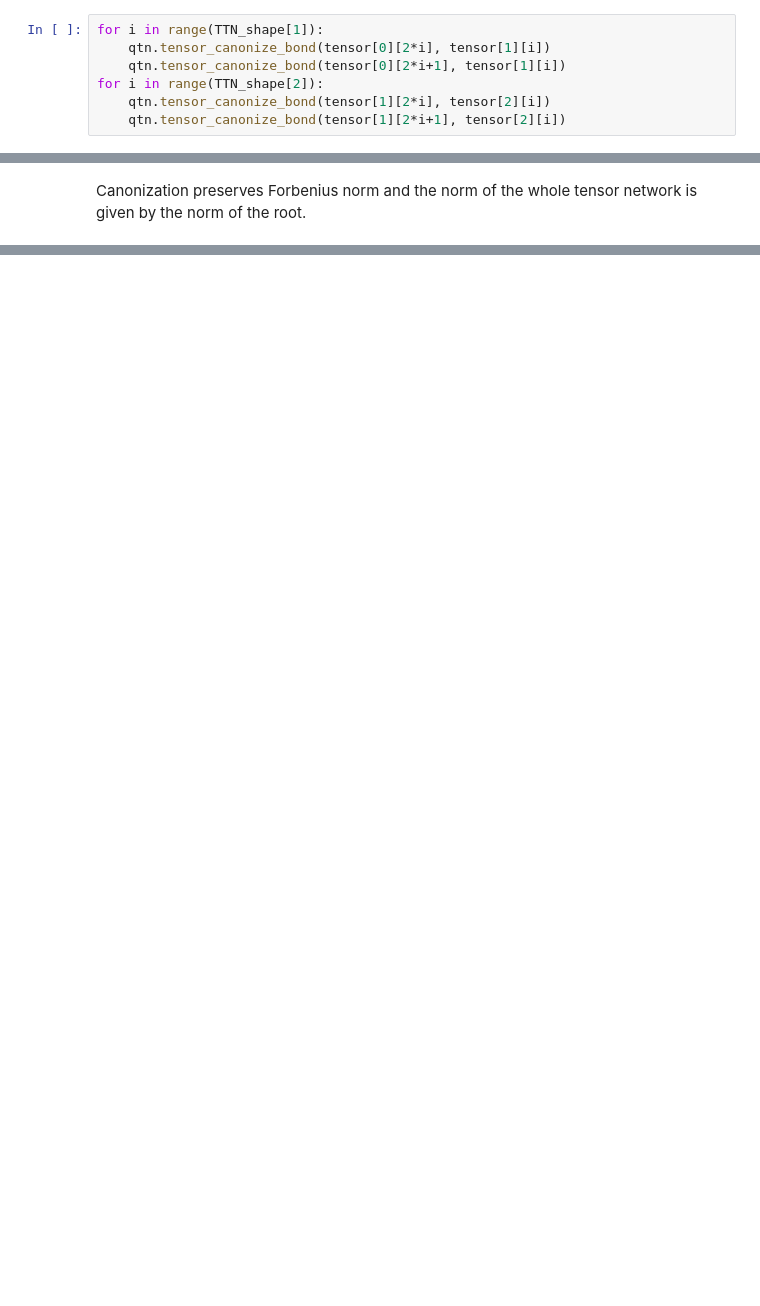
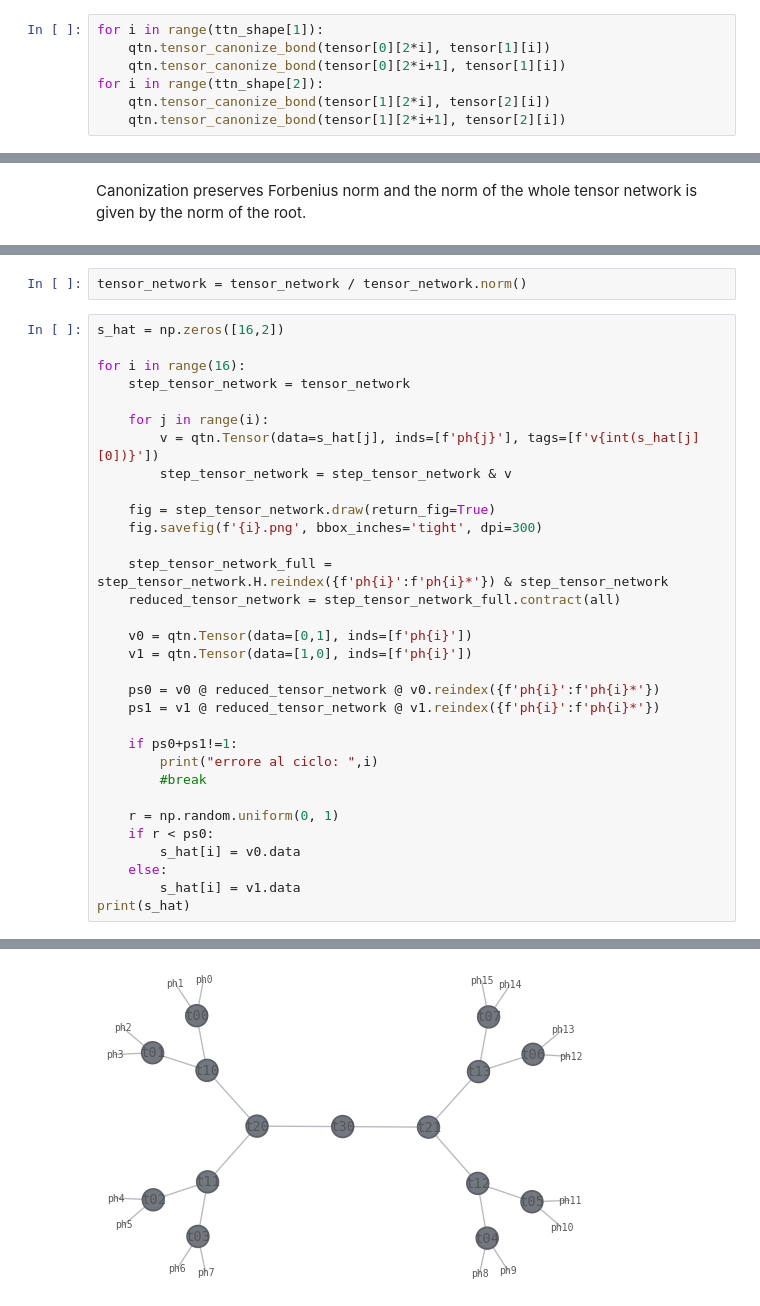
Before and after one commit to mattia-robbiano/tnbm, a Jupyter notebook: TTN.ipynb, the cells around one changed output, grey strips where cells are left out. Saved outputs shown, nothing was run; the diff lists cells and outputs as text; blank space fills up the shorter version.

Commit message:
implemented perfect sampling. Error at the end

```diff
--- a/TTN.ipynb
+++ b/TTN.ipynb
@@ -81,10 +87,10 @@ We can now procede in canonicalization procedure for each layer of the TNN, taki
 # %% [markdown]
 Quimb has a default algorith to canonize bonds
 # %%
-for i in range(TTN_shape[1]):
+for i in range(ttn_shape[1]):
     qtn.tensor_canonize_bond(tensor[0][2*i], tensor[1][i])
     qtn.tensor_canonize_bond(tensor[0][2*i+1], tensor[1][i])
-for i in range(TTN_shape[2]):
+for i in range(ttn_shape[2]):
     qtn.tensor_canonize_bond(tensor[1][2*i], tensor[2][i])
     qtn.tensor_canonize_bond(tensor[1][2*i+1], tensor[2][i])
 # %%
@@ -102,0 +181,35 @@ Canonization preserves Forbenius norm and the norm of the whole tensor network i
+# %%
+tensor_network = tensor_network / tensor_network.norm()
+# %%
+s_hat = np.zeros([16,2])
+
+for i in range(16):
+    step_tensor_network = tensor_network
+
+    for j in range(i):
+        v = qtn.Tensor(data=s_hat[j], inds=[f'ph{j}'], tags=[f'v{int(s_hat[j][0])}'])
+        step_tensor_network = step_tensor_network & v
+
+    fig = step_tensor_network.draw(return_fig=True)
+    fig.savefig(f'{i}.png', bbox_inches='tight', dpi=300)
+
+    step_tensor_network_full = step_tensor_network.H.reindex({f'ph{i}':f'ph{i}*'}) & step_tensor_network
+    reduced_tensor_network = step_tensor_network_full.contract(all)
+
+    v0 = qtn.Tensor(data=[0,1], inds=[f'ph{i}'])
+    v1 = qtn.Tensor(data=[1,0], inds=[f'ph{i}'])
+
+    ps0 = v0 @ reduced_tensor_network @ v0.reindex({f'ph{i}':f'ph{i}*'})
+    ps1 = v1 @ reduced_tensor_network @ v1.reindex({f'ph{i}':f'ph{i}*'})
+
+    if ps0+ps1!=1:
+        print("errore al ciclo: ",i)
+        #break
+
+    r = np.random.uniform(0, 1)
+    if r < ps0:
+        s_hat[i] = v0.data
+    else:
+        s_hat[i] = v1.data
+print(s_hat)
+# %% [output]
@@ -102,0 +233 @@ Canonization preserves Forbenius norm and the norm of the whole tensor network i
+[figure, added]
```
Also changed, not shown: parts of 27 cells of this notebook.
